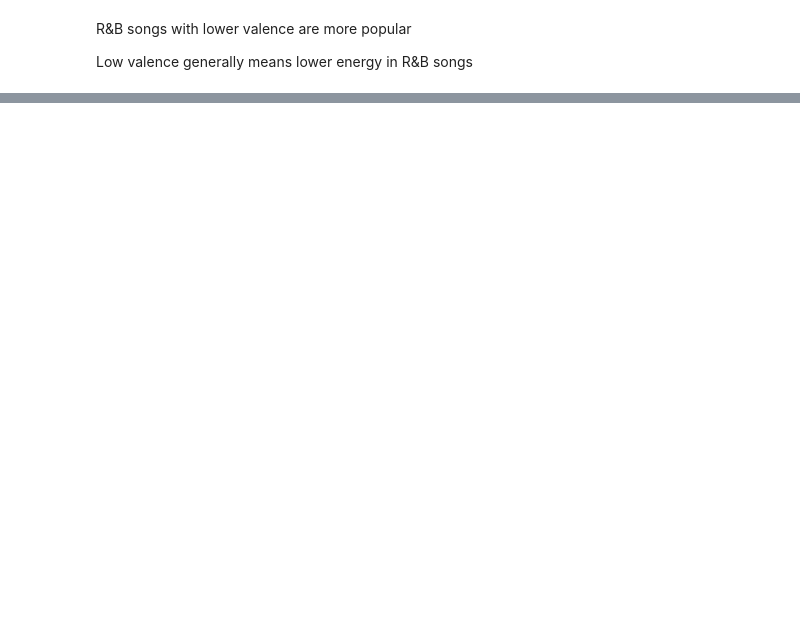
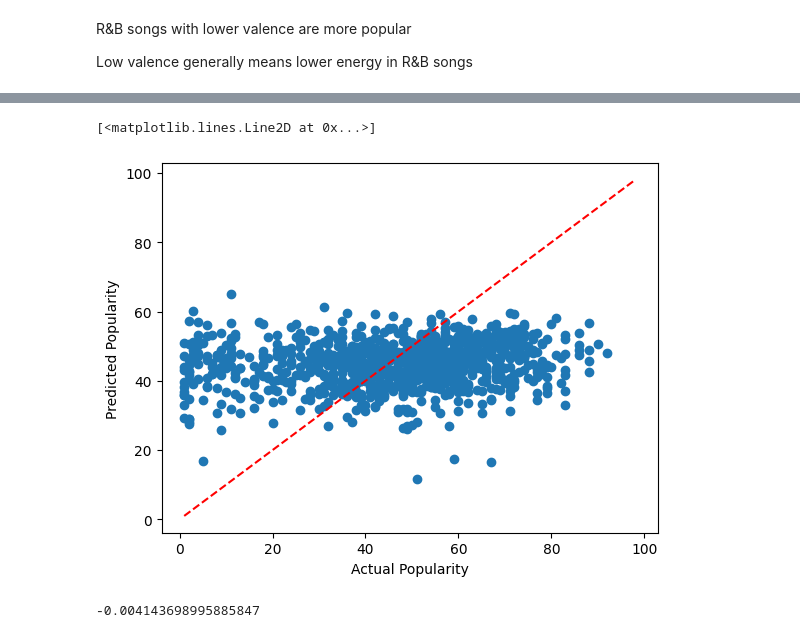
Before and after one commit to jaybrandon/I.BA_DVIZ_MM.FINAL_PROJECT, a Jupyter notebook: exploration.ipynb, the cells around one changed output, grey strips where cells are left out. Cells and saved outputs as stored; diff of their text form; code cells hidden in the pictures; blank space fills up the shorter version.

```diff
--- a/exploration.ipynb
+++ b/exploration.ipynb
@@ -174,0 +195,18 @@ dtype: float64
+# %%
+f, ax = plt.subplots()
+ax.scatter(y_test, y_pred)
+ax.set_xlabel("Actual Popularity")
+ax.set_ylabel("Predicted Popularity")
+ax.plot([y.min(), y.max()], [y.min(), y.max()], 'r--')  # identity line
+# %% [output]
+[<matplotlib.lines.Line2D at 0x...>]
+[figure, added]
+# %%
+from sklearn.dummy import DummyRegressor
+
+dummy = DummyRegressor(strategy='mean')
+dummy.fit(X_train_scaled, y_train)
+y_dummy = dummy.predict(X_test_scaled)
+print(r2_score(y_test, y_dummy))
+# %% [output]
+-0.004143698995885847
```
Also changed, not shown: parts of 14 cells of this notebook.
